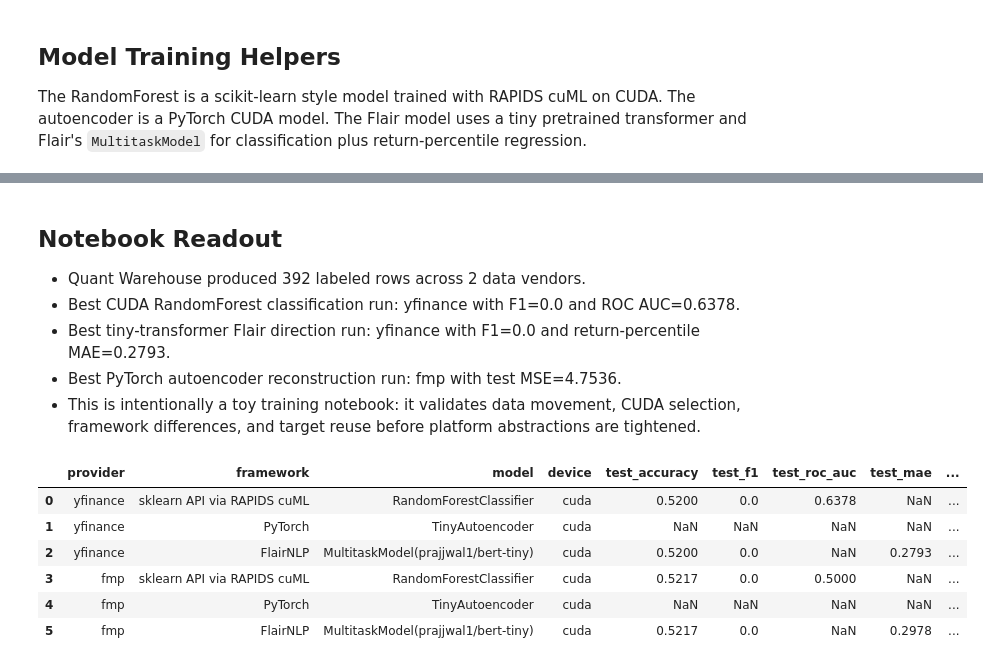
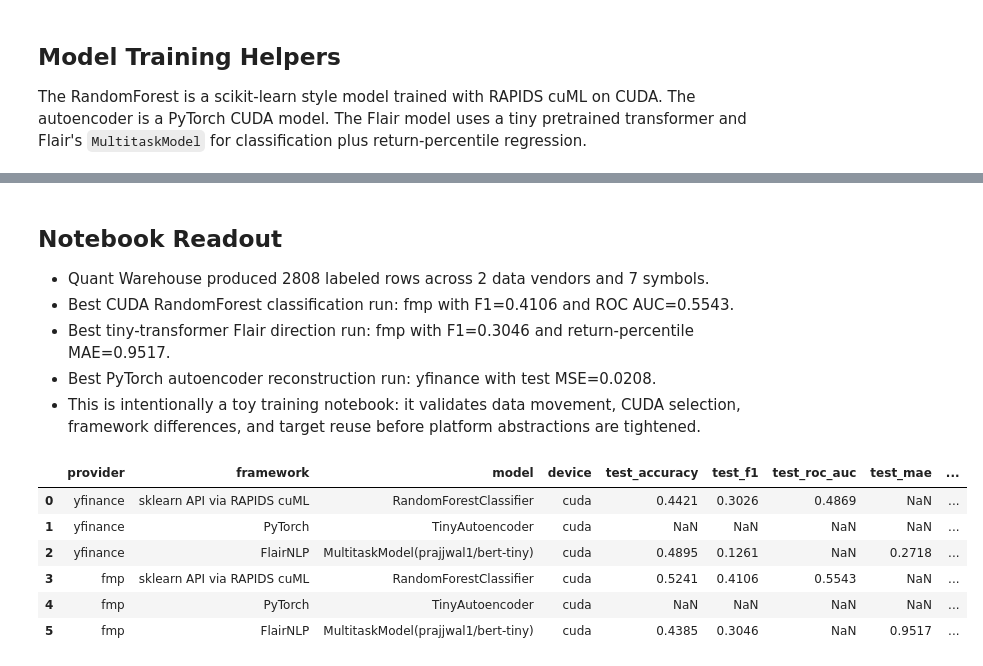
Before and after one commit to quantarb/quant-orchestrator, a Jupyter notebook: notebooks/mult-ml-frameworks/sample_model_training.ipynb, the cells around one changed output, grey strips where cells are left out. Cells and saved outputs as stored; diff of their text form; code cells hidden in the pictures.

```diff
--- a/notebooks/mult-ml-frameworks/sample_model_training.ipynb
+++ b/notebooks/mult-ml-frameworks/sample_model_training.ipynb
@@ -48,7 +48,7 @@ from quant_orchestrator.platforms.ml_frameworks.flair.shared import (
     train_classification_regression_multitask,
 )
 # %%
-SYMBOL = "AAPL"
+SYMBOLS = ["AAPL", "MSFT", "NVDA", "AMZN", "META", "GOOGL", "TSLA"]
 PROVIDERS = ("yfinance", "fmp")
 START = "2020-01-01"
 END = None
@@ -74,7 +74,7 @@ flair.device = TORCH_DEVICE
 
 runtime_config = pd.DataFrame(
     [
-        {"setting": "symbol", "value": SYMBOL},
+        {"setting": "symbols", "value": ", ".join(SYMBOLS)},
         {"setting": "providers", "value": ", ".join(PROVIDERS)},
         {"setting": "date_range", "value": f"{START} to latest warehouse row"},
         {"setting": "target_engineering", "value": f"optimal_trading {LABEL_K_PARAMS}"},
@@ -191,6 +201,7 @@ for provider in PROVIDERS:
     audit_rows.append(
         {
             "provider": provider,
+            "symbols": dataset["symbol"].nunique(),
             "rows": len(dataset),
             "train_rows": len(splits["train"]),
             "dev_rows": len(splits["dev"]),
@@ -461,41 +473,41 @@ rf_rows = readable[readable["framework"].str.contains("cuML", na=False)].sort_va
 flair_rows = readable[readable["framework"].eq("FlairNLP")].sort_values("test_f1", ascending=False)
 torch_rows = readable[readable["framework"].eq("PyTorch")].sort_values("test_reconstruction_mse", ascending=True)
 
 lines = [
     "## Notebook Readout",
-    f"- Quant Warehouse produced {int(summary['rows'].sum())} labeled rows across {len(PROVIDERS)} data vendors.",
+    f"- Quant Warehouse produced {int(summary['rows'].sum())} labeled rows across {len(PROVIDERS)} data vendors and {len(SYMBOLS)} symbols.",
 ]
 if not rf_rows.empty:
     best = rf_rows.iloc[0]
     lines.append(
         f"- Best CUDA RandomForest classification run: {best['provider']} with F1={best['test_f1']} and ROC AUC={best['test_roc_auc']}."
     )
 if not flair_rows.empty:
     best = flair_rows.iloc[0]
     lines.append(
         f"- Best tiny-transformer Flair direction run: {best['provider']} with F1={best['test_f1']} and return-percentile MAE={best['test_mae']}."
     )
 if not torch_rows.empty:
     best = torch_rows.iloc[0]
     lines.append(
         f"- Best PyTorch autoencoder reconstruction run: {best['provider']} with test MSE={best['test_reconstruction_mse']}."
     )
 lines.append(
     "- This is intentionally a toy training notebook: it validates data movement, CUDA selection, framework differences, and target reuse before platform abstractions are tightened."
 )
 display(Markdown("\n".join(lines)))
 display(readable)
 # %% [output]
 ## Notebook Readout
-- Quant Warehouse produced 392 labeled rows across 2 data vendors.
-- Best CUDA RandomForest classification run: yfinance with F1=0.0 and ROC AUC=0.6378.
-- Best tiny-transformer Flair direction run: yfinance with F1=0.0 and return-percentile MAE=0.2793.
-- Best PyTorch autoencoder reconstruction run: fmp with test MSE=4.7536.
+- Quant Warehouse produced 2808 labeled rows across 2 data vendors and 7 symbols.
+- Best CUDA RandomForest classification run: fmp with F1=0.4106 and ROC AUC=0.5543.
+- Best tiny-transformer Flair direction run: fmp with F1=0.3046 and return-percentile MAE=0.9517.
+- Best PyTorch autoencoder reconstruction run: yfinance with test MSE=0.0208.
 - This is intentionally a toy training notebook: it validates data movement, CUDA selection, framework differences, and target reuse before platform abstractions are tightened.
 |  | provider | framework | model | device | test_accuracy | test_f1 | test_roc_auc | test_mae | ... |
-| 0 | yfinance | sklearn API via RAPIDS cuML | RandomForestClassifier | cuda | 0.5200 | 0.0 | 0.6378 | NaN | ... |
+| 0 | yfinance | sklearn API via RAPIDS cuML | RandomForestClassifier | cuda | 0.4421 | 0.3026 | 0.4869 | NaN | ... |
 | 1 | yfinance | PyTorch | TinyAutoencoder | cuda | NaN | NaN | NaN | NaN | ... |
-| 2 | yfinance | FlairNLP | MultitaskModel(prajjwal1/bert-tiny) | cuda | 0.5200 | 0.0 | NaN | 0.2793 | ... |
-| 3 | fmp | sklearn API via RAPIDS cuML | RandomForestClassifier | cuda | 0.5217 | 0.0 | 0.5000 | NaN | ... |
+| 2 | yfinance | FlairNLP | MultitaskModel(prajjwal1/bert-tiny) | cuda | 0.4895 | 0.1261 | NaN | 0.2718 | ... |
+| 3 | fmp | sklearn API via RAPIDS cuML | RandomForestClassifier | cuda | 0.5241 | 0.4106 | 0.5543 | NaN | ... |
 | 4 | fmp | PyTorch | TinyAutoencoder | cuda | NaN | NaN | NaN | NaN | ... |
-| 5 | fmp | FlairNLP | MultitaskModel(prajjwal1/bert-tiny) | cuda | 0.5217 | 0.0 | NaN | 0.2978 | ... |
+| 5 | fmp | FlairNLP | MultitaskModel(prajjwal1/bert-tiny) | cuda | 0.4385 | 0.3046 | NaN | 0.9517 | ... |
```
Also changed, not shown: parts of 6 cells of this notebook.
